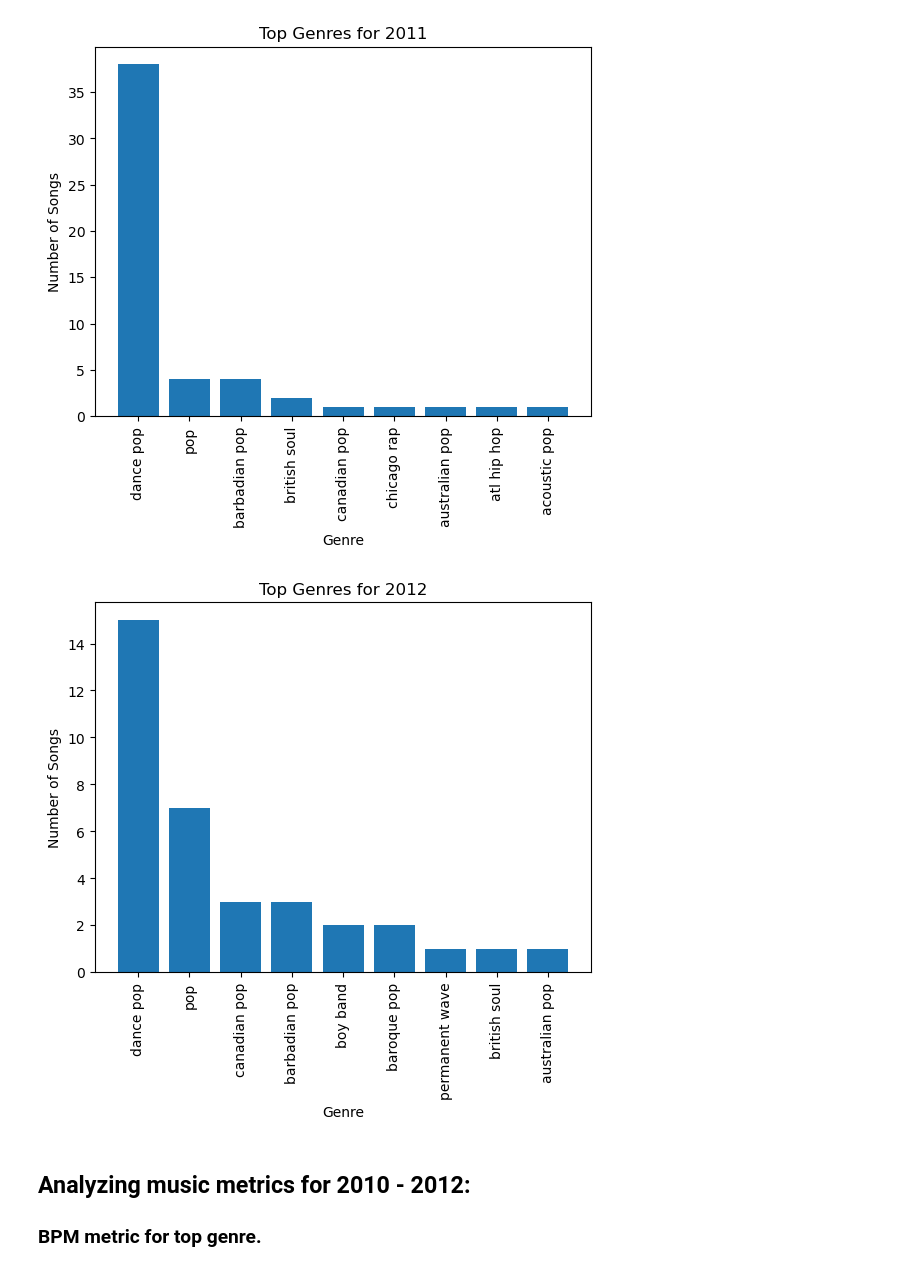
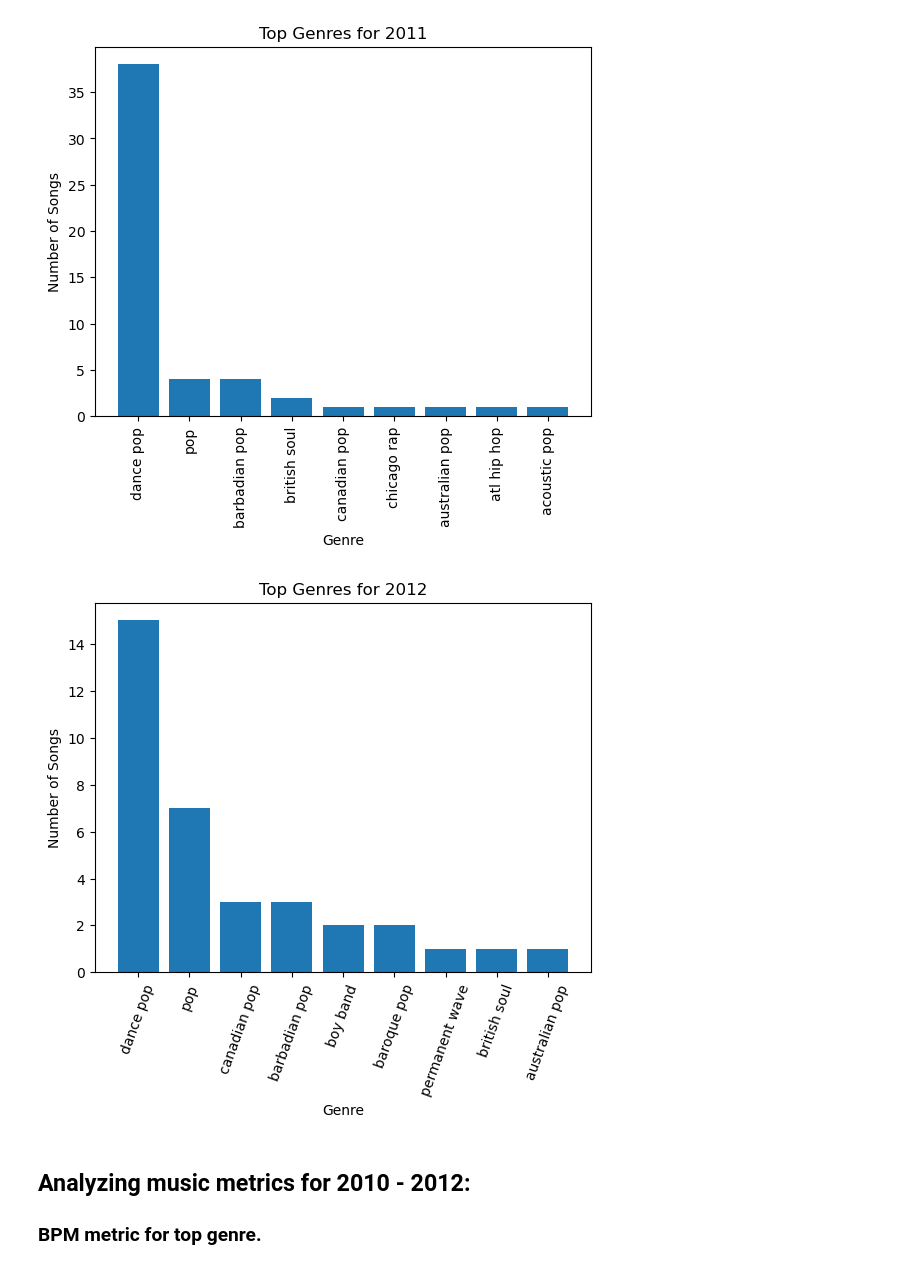
Before and after one commit to dalfonsonash/Week-7-Project-1, a Jupyter notebook: SpotiPy.ipynb, the cells around one changed output. Drawn from its saved outputs; the diff is of its cells as text; code cells hidden in the pictures.

```diff
--- a/SpotiPy.ipynb
+++ b/SpotiPy.ipynb
@@ -88,20 +88,20 @@ plt.show()
 # %%
 # Filter the data for year 2012
 top_genres_2012 = three_year_data[three_year_data['Year'] == 2012]
 
 # Get the value counts for the 'top genre' column
 genre_counts = top_genres_2012['Genre'].value_counts()
 
 # Create a bar graph
 fig, ax = plt.subplots()
 ax.bar(genre_counts.index, genre_counts.values)
 ax.set_title('Top Genres for 2012')
 ax.set_xlabel('Genre')
 ax.set_ylabel('Number of Songs')
-plt.xticks(rotation=90)
+plt.xticks(rotation=70)
 plt.show()
 # %% [output]
-[figure, old version]
+[figure, new version]
 # %% [markdown]
 ## Analyzing music metrics for 2010 - 2012:
 ### BPM metric for top genre.
```
Also changed, not shown: parts of 5 cells of this notebook.
